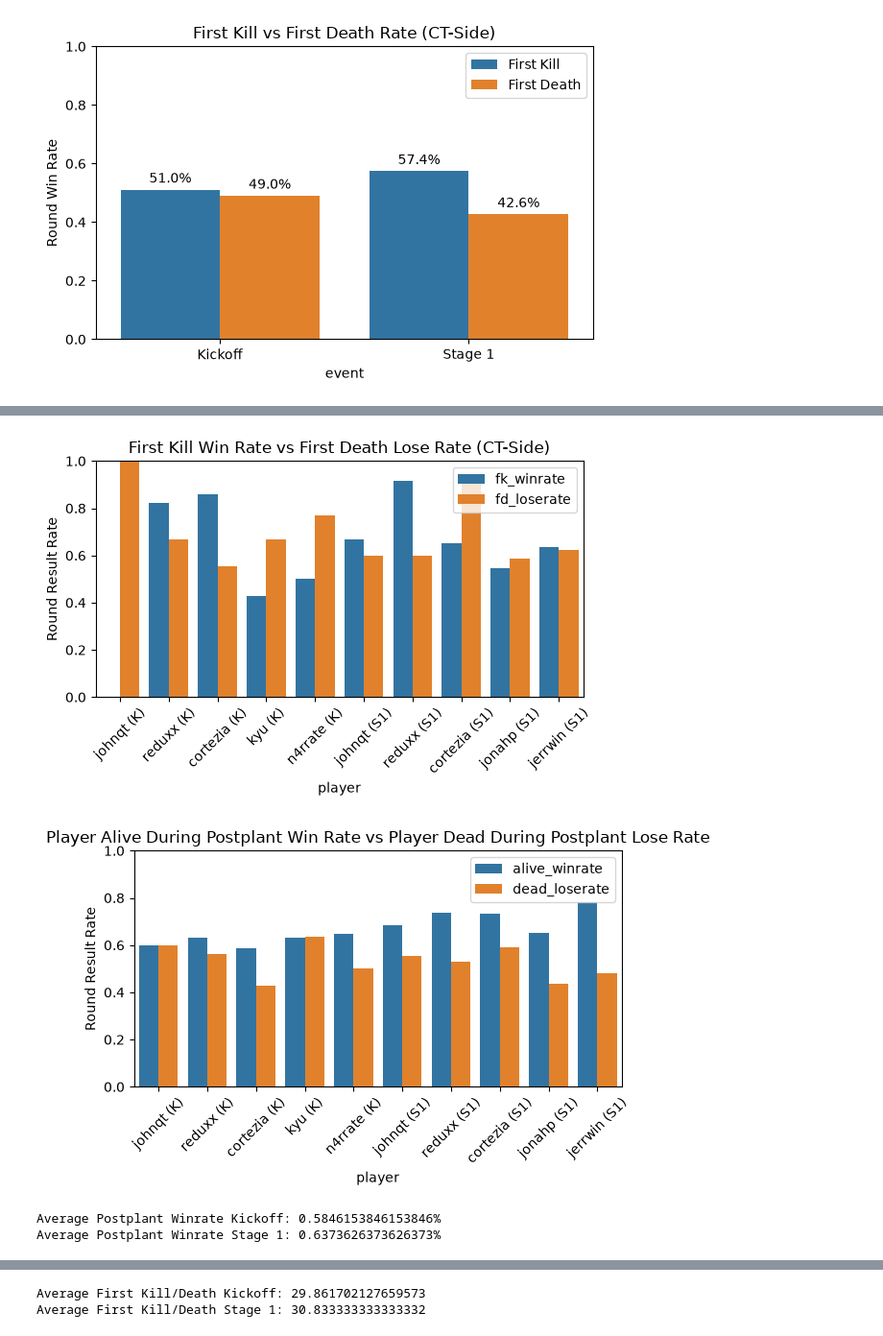
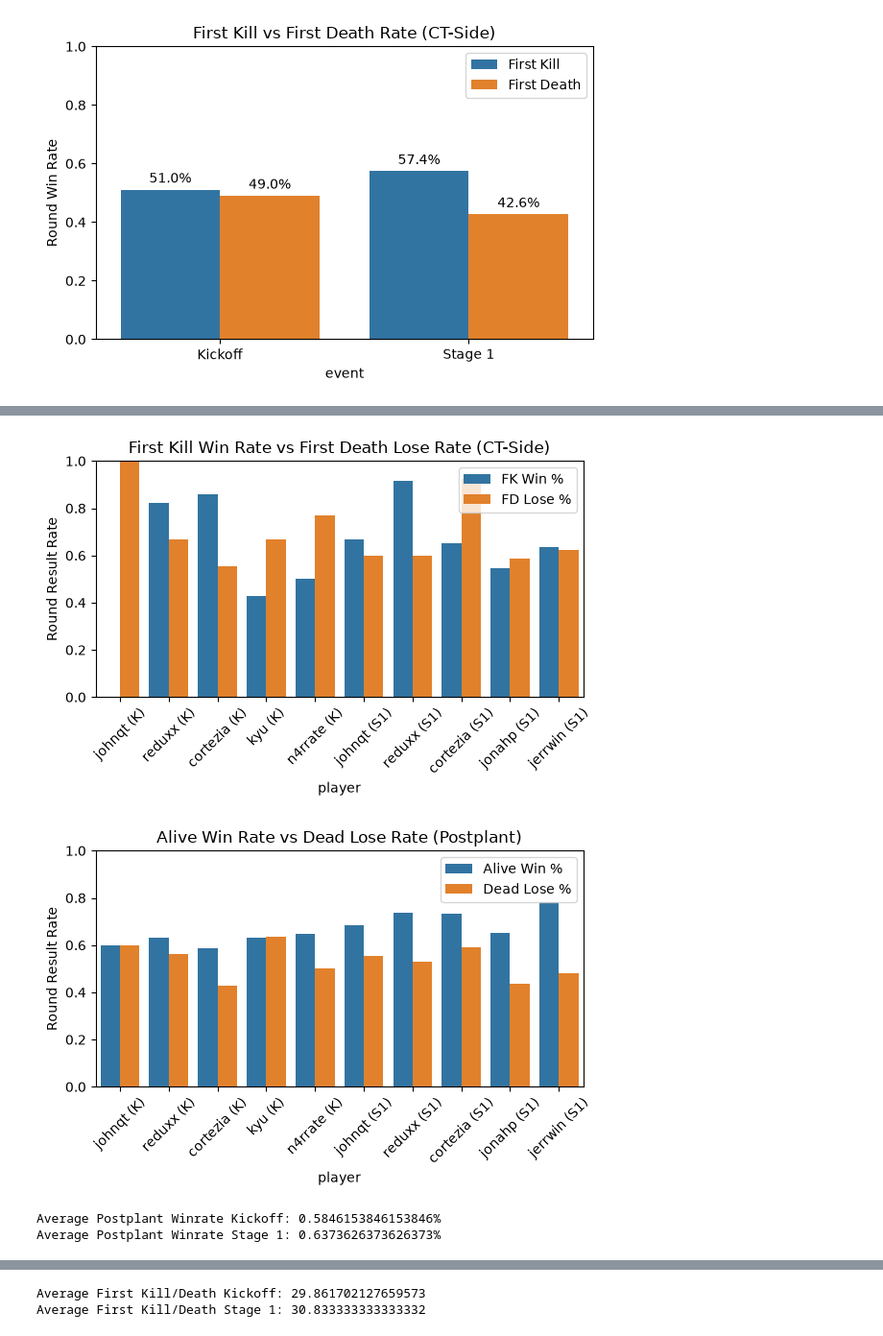
Before and after one commit to reeantran/sentinels_data_analysis, a Jupyter notebook: analysis.ipynb, the cells around one changed output, grey strips where cells are left out. Shown at 96% size. Cells and saved outputs as stored; diff of their text form; code cells hidden in the pictures.

```diff
--- a/analysis.ipynb
+++ b/analysis.ipynb
@@ -903,11 +903,11 @@ rows = []
 for player in players_l_k:
     rows.append({
         'player': f'{player} (K)',
-        'fk_winrate': fkd_t_k.loc[
+        'FK Win %': fkd_t_k.loc[
             fkd_t_k['fk_player'] == player,
             'round_win'
         ].mean(),
-        'fd_loserate': 1 - fkd_t_k.loc[
+        'FD Lose %': 1 - fkd_t_k.loc[
             fkd_t_k['fd_player'] == player,
             'round_win'
         ].mean()
@@ -916,11 +916,11 @@ for player in players_l_k:
 for player in players_l_s1:
     rows.append({
         'player': f'{player} (S1)',
-        'fk_winrate': fkd_t_s1.loc[
+        'FK Win %': fkd_t_s1.loc[
             fkd_t_s1['fk_player'] == player,
             'round_win'
         ].mean(),
-        'fd_loserate': 1 - fkd_t_s1.loc[
+        'FD Lose %': 1 - fkd_t_s1.loc[
             fkd_t_s1['fd_player'] == player,
             'round_win'
         ].mean()
@@ -930,7 +930,7 @@ plot_df = pd.DataFrame(rows)
 
 plot_df_long = plot_df.melt(
     id_vars='player',
-    value_vars=['fk_winrate', 'fd_loserate'],
+    value_vars=['FK Win %', 'FD Lose %'],
     var_name='side',
     value_name='rate'
 )
@@ -960,11 +960,11 @@ rows = []
 for player in players_l_k:
     rows.append({
         'player': f'{player} (K)',
-        'fk_winrate': fkd_ct_k.loc[
+        'FK Win %': fkd_ct_k.loc[
             fkd_ct_k['fk_player'] == player,
             'round_win'
         ].mean(),
-        'fd_loserate': 1 - fkd_ct_k.loc[
+        'FD Lose %': 1 - fkd_ct_k.loc[
             fkd_ct_k['fd_player'] == player,
             'round_win'
         ].mean()
@@ -973,11 +973,11 @@ for player in players_l_k:
 for player in players_l_s1:
     rows.append({
         'player': f'{player} (S1)',
-        'fk_winrate': fkd_ct_s1.loc[
+        'FK Win %': fkd_ct_s1.loc[
             fkd_ct_s1['fk_player'] == player,
             'round_win'
         ].mean(),
-        'fd_loserate': 1 - fkd_ct_s1.loc[
+        'FD Lose %': 1 - fkd_ct_s1.loc[
             fkd_ct_s1['fd_player'] == player,
             'round_win'
         ].mean()
@@ -987,7 +987,7 @@ plot_df = pd.DataFrame(rows)
 
 plot_df_long = plot_df.melt(
     id_vars='player',
-    value_vars=['fk_winrate', 'fd_loserate'],
+    value_vars=['FK Win %', 'FD Lose %'],
     var_name='side',
     value_name='rate'
 )
@@ -1007,59 +1007,54 @@ plt.legend(title='')
 plt.tight_layout()
 plt.show()
 # %% [output]
-[figure, old version]
+[figure, new version]
 # %%
-# t_side_k from earlier
-# t_side_s1 also from earlier
-# players_k from earlier
-# players_s1 from earlier
-
 post_plant_k = t_side_k[(t_side_k['spike_planted'] == 1)]
 post_plant_s1 = t_side_s1[(t_side_s1['spike_planted'] == 1)]
 
 rows = []
 
-for player in players_k:
+for player in players_l_k:
     col = f'{player}_k_post'
 
     rows.append({
         'player': f'{player} (K)',
-        'alive_winrate': post_plant_k.loc[post_plant_k[col].notna(), 'round_win'].mean(),
-        'dead_loserate': 1 - post_plant_k.loc[post_plant_k[col].isna(), 'round_win'].mean()
+        'Alive Win %': post_plant_k.loc[post_plant_k[col].notna(), 'round_win'].mean(),
+        'Dead Lose %': 1 - post_plant_k.loc[post_plant_k[col].isna(), 'round_win'].mean()
     })
 
-for player in players_s1:
+for player in players_l_s1:
     col = f'{player}_k_post'
 
     rows.append({
         'player': f'{player} (S1)',
-        'alive_winrate': post_plant_s1.loc[post_plant_s1[col].notna(), 'round_win'].mean(),
-        'dead_loserate': 1 - post_plant_s1.loc[post_plant_s1[col].isna(), 'round_win'].mean()
+        'Alive Win %': post_plant_s1.loc[post_plant_s1[col].notna(), 'round_win'].mean(),
+        'Dead Lose %': 1 - post_plant_s1.loc[post_plant_s1[col].isna(), 'round_win'].mean()
     })
 
 plot_df = pd.DataFrame(rows)
 
 plot_df_long = plot_df.melt(
     id_vars='player',
-    value_vars=['alive_winrate', 'dead_loserate'],
+    value_vars=['Alive Win %', 'Dead Lose %'],
     var_name='side',
     value_name='rate'
 )
 
 plt.figure(figsize=(6, 4))
 sns.barplot(data=plot_df_long, x='player', y='rate', hue='side')
 plt.ylabel('Round Result Rate')
-plt.title('Player Alive During Postplant Win Rate vs Player Dead During Postplant Lose Rate')
+plt.title('Alive Win Rate vs Dead Lose Rate (Postplant)')
 plt.ylim(0, 1)
 plt.xticks(rotation=45)
 plt.legend(title='')
 plt.tight_layout()
 plt.show()
 
 print("Average Postplant Winrate Kickoff: " + str(post_plant_k['round_win'].mean()) +"%")
 print("Average Postplant Winrate Stage 1: " + str(post_plant_s1['round_win'].mean()) +"%")
 # %% [output]
-[figure, old version]
+[figure, new version]
 Average Postplant Winrate Kickoff: 0.5846153846153846%
 Average Postplant Winrate Stage 1: 0.6373626373626373%
 # %%
```
Also changed, not shown: parts of 18 cells of this notebook.
